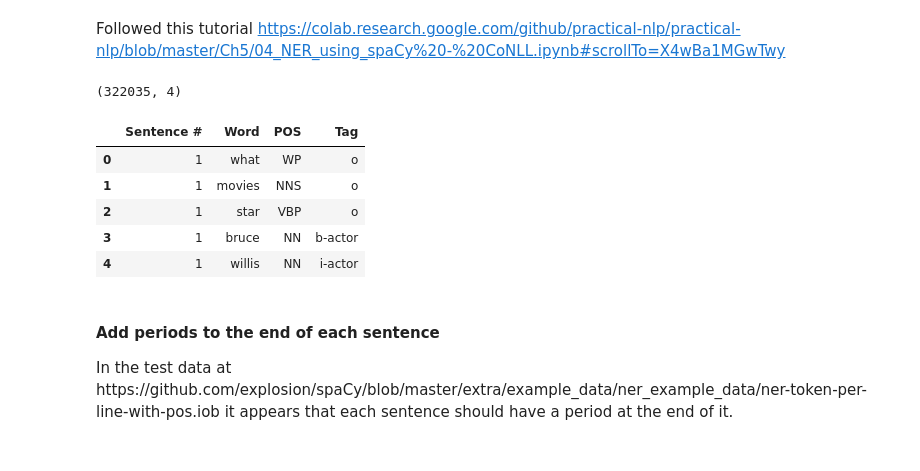
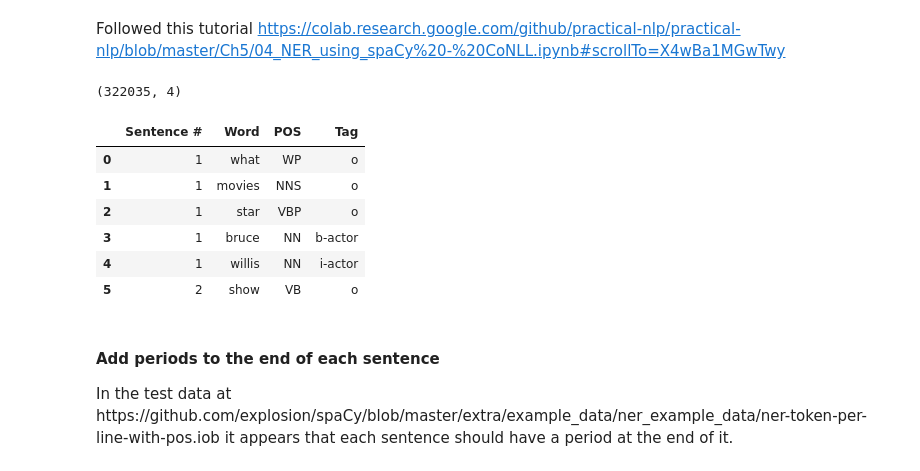
Before and after one commit to wbfrench1/barker_DATA606, a Jupyter notebook: src/Create_spaCy_NER_model_dataset.ipynb, the cells around one changed output. Cells and saved outputs as stored; diff of their text form; code cells hidden in the pictures.

```diff
--- a/src/Create_spaCy_NER_model_dataset.ipynb
+++ b/src/Create_spaCy_NER_model_dataset.ipynb
@@ -17,15 +17,16 @@ from sklearn.model_selection import train_test_split
 # %%
 df = pd.read_csv('https://raw.githubusercontent.com/wbfrench1/barker_DATA606/main/data/movie_data_word_pos_iob_w_space_sep.iob', sep=' ')
 print(df.shape)
-df.head()
+df.head(6)
 # %% [output]
 (322035, 4)
 |  | Sentence # | Word | POS | Tag |
 | 0 | 1 | what | WP | o |
 | 1 | 1 | movies | NNS | o |
 | 2 | 1 | star | VBP | o |
 | 3 | 1 | bruce | NN | b-actor |
 | 4 | 1 | willis | NN | i-actor |
+| 5 | 2 | show | VB | o |
 # %% [markdown]
 #### Add periods to the end of each sentence
 
```
Also changed, not shown: parts of 13 cells of this notebook.
